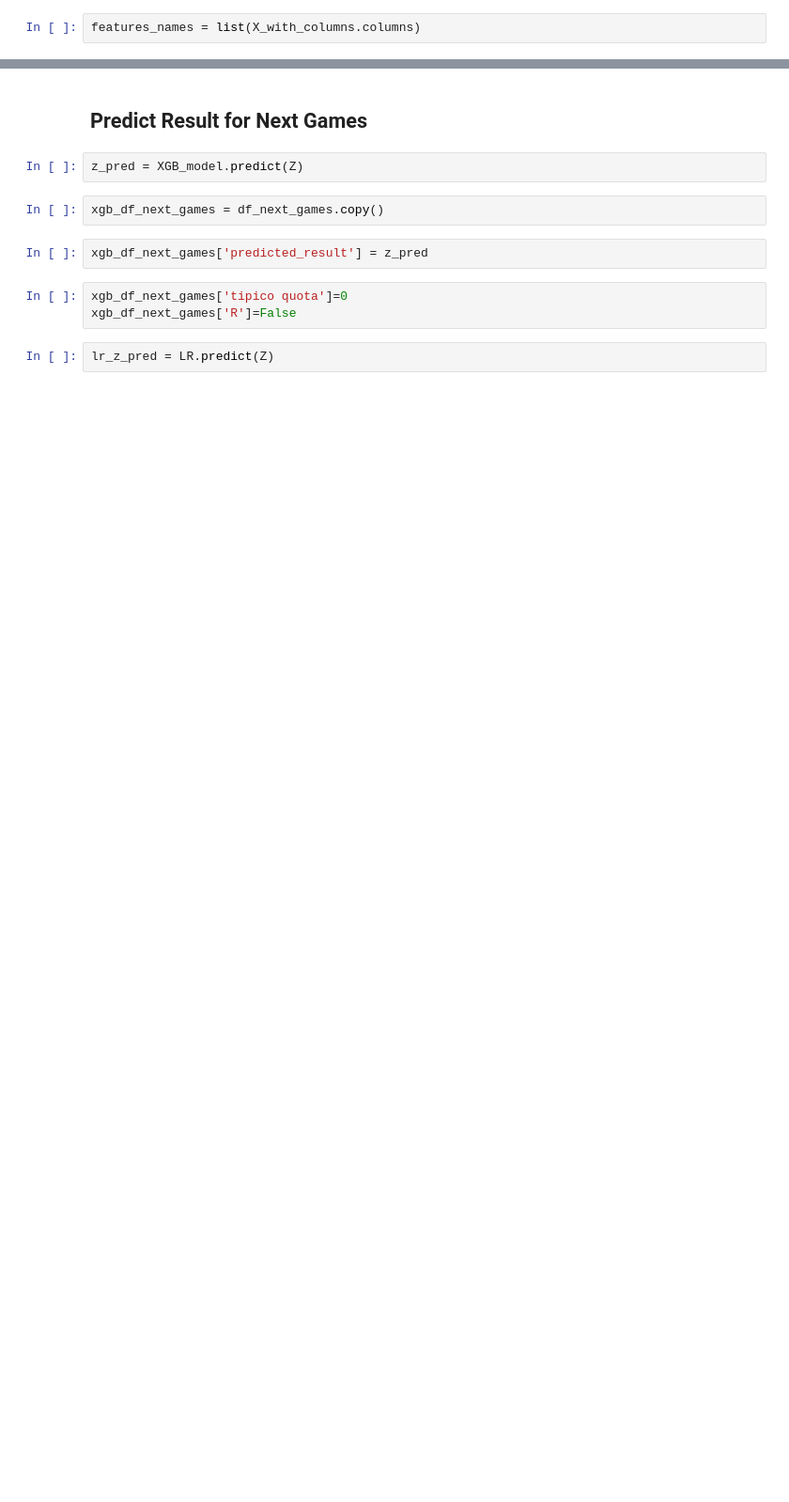
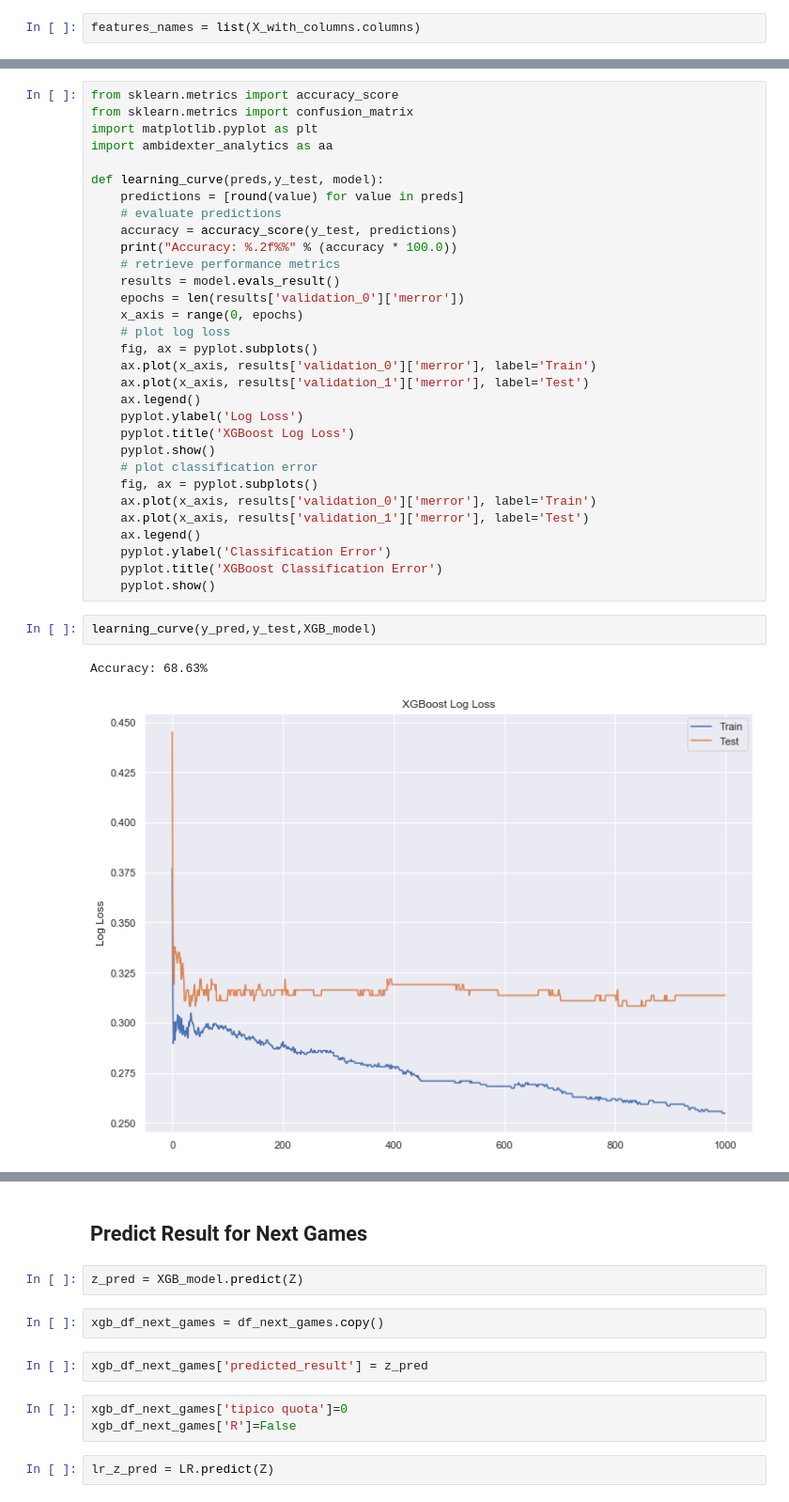
Before and after one commit to nichohelmut/football_results, a Jupyter notebook: XGBoost-Analysis.ipynb, the cells around one changed output, grey strips where cells are left out. Shown at 94% size. Saved outputs shown, nothing was run; the diff lists cells and outputs as text; blank space fills up the shorter version.

Commit message:
added result evaluation functions and first attempt gridsearch

```diff
--- a/XGBoost-Analysis.ipynb
+++ b/XGBoost-Analysis.ipynb
@@ -199,0 +271,36 @@ plt.title('Cumulative Feature Importance');
+# %%
+from sklearn.metrics import accuracy_score
+from sklearn.metrics import confusion_matrix
+import matplotlib.pyplot as plt
+import ambidexter_analytics as aa
+
+def learning_curve(preds,y_test, model):
+    predictions = [round(value) for value in preds]
+    # evaluate predictions
+    accuracy = accuracy_score(y_test, predictions)
+    print("Accuracy: %.2f%%" % (accuracy * 100.0))
+    # retrieve performance metrics
+    results = model.evals_result()
+    epochs = len(results['validation_0']['merror'])
+    x_axis = range(0, epochs)
+    # plot log loss
+    fig, ax = pyplot.subplots()
+    ax.plot(x_axis, results['validation_0']['merror'], label='Train')
+    ax.plot(x_axis, results['validation_1']['merror'], label='Test')
+    ax.legend()
+    pyplot.ylabel('Log Loss')
+    pyplot.title('XGBoost Log Loss')
+    pyplot.show()
+    # plot classification error
+    fig, ax = pyplot.subplots()
+    ax.plot(x_axis, results['validation_0']['merror'], label='Train')
+    ax.plot(x_axis, results['validation_1']['merror'], label='Test')
+    ax.legend()
+    pyplot.ylabel('Classification Error')
+    pyplot.title('XGBoost Classification Error')
+    pyplot.show()
+# %%
+learning_curve(y_pred,y_test,XGB_model)
+# %% [output]
+Accuracy: 68.63%
+[figure, added]
```
Also changed, not shown: parts of 26 cells of this notebook, 1 other file.
